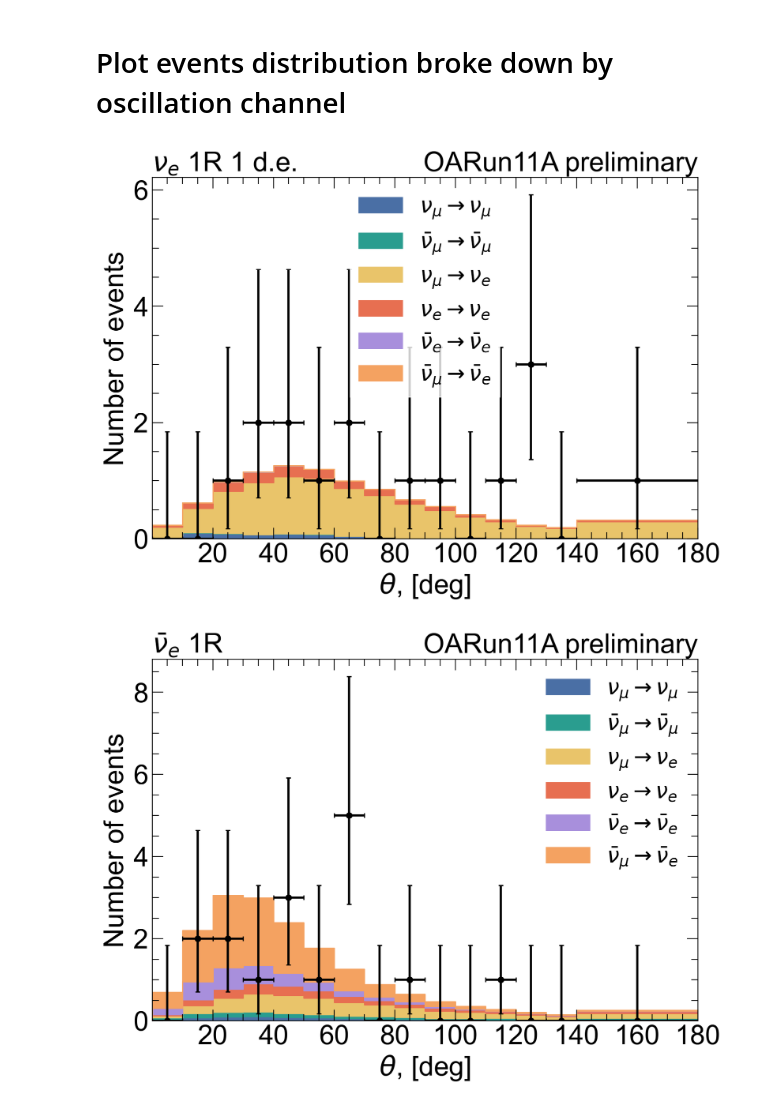
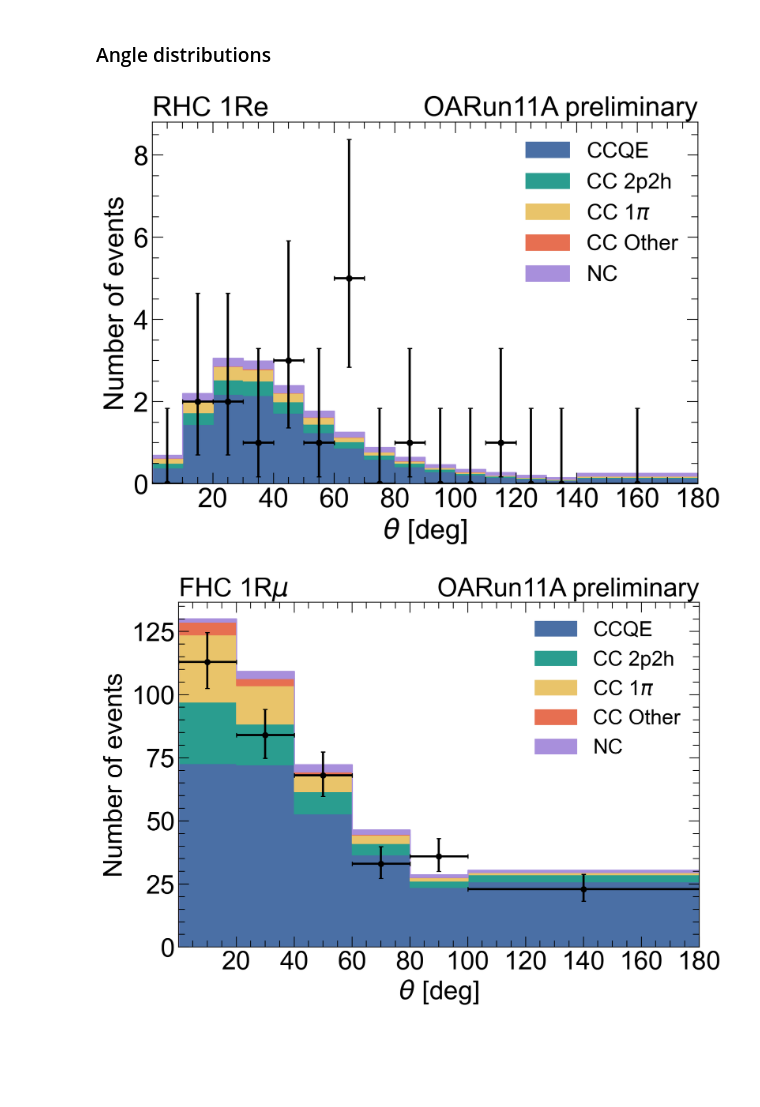
Before and after one commit to dcarabadjac/pythetatools, a Jupyter notebook: Notebooks/Plot_ToyXP_inter_osc_channel_breakdown.ipynb, the cells around one changed output. Drawn from its saved outputs; the diff is of its cells as text; code cells hidden in the pictures; blank space fills up the shorter version.

Commit message:
Improved implementation for plotting broken down samples

```diff
--- a/Notebooks/Plot_ToyXP_inter_osc_channel_breakdown.ipynb
+++ b/Notebooks/Plot_ToyXP_inter_osc_channel_breakdown.ipynb
@@ -25,6 +23,4 @@ Welcome to JupyROOT 6.28/04
 # %%
-dir_ver = 'OA2023'
-base_dir = f"{inputs_dir}/{dir_ver}/ToyXP"
-
-outdir_path = f'{outputs_dir}/plots/{dir_ver}/ToyXp/'
+base_dir = f"{inputs_dir}/{CONFIG.dir_ver}/ToyXP"
+outdir_path = f'{outputs_dir}/plots/{CONFIG.dir_ver}/ToyXp/'
 os.makedirs(outdir_path, exist_ok=True)
@@ -55,12 +29,6 @@ def plot_toyxp_distr_breakdown(ax, sample_per_mode, kind, data_sample=None):
 # %%
-sample_titles = ['numu1R', 'nue1R', 'numubar1R', 'nuebar1R', 'nue1RD', 'numucc1pi']
-
-local_path_to_asimov_postbanff = f"{base_dir}/ToyXP_AsimovA22_OA2023_hist_by_interaction_postBanff.root"
-local_path_to_asimov_prebanff = f"{base_dir}/ToyXP_AsimovA22_OA2023_hist_by_interaction_preBanff.root"
-local_path_to_data = f"{base_dir}/Datafile_run11.root"
-local_path_to_asimovbf = f"{base_dir}/ToyXP_AsimovBestFit_OA2023_postBanff_systpostSK.root"
-
-local_path_to_asimov_dict = {'postBanff':local_path_to_asimov_postbanff, 'preBanff':local_path_to_asimov_prebanff}
-
-samples_dict = toyxp.get_samples_info(local_path_to_asimov_postbanff, sample_titles=sample_titles)
+filepath_asimov_postbanff = f"{base_dir}/ToyXP_AsimovA22_OA2023_hist_by_interaction_postBanff.root"
+filepath_asimov_prebanff = f"{base_dir}/ToyXP_AsimovA22_OA2023_hist_by_interaction_preBanff.root"
+filepath_data = f"{base_dir}/Datafile_run11.root"
+filepath_asimovbf = f"{base_dir}/ToyXP_AsimovBestFit_OA2023_postBanff_systpostSK.root"
 # %% [markdown]
@@ -95,25 +48,7 @@ for sample_title in asimov_1D.sample_titles:
 # %% [markdown]
-# Plot events distribution broke down by oscillation channel
+### Angle distributions
 # %%
-
-tuning = 'postBanff'
-axis='angle'
-asimov = 'AsimovA22'
-
-asimov_dataset = toyxp.load(local_path_to_asimov_dict[tuning], kind="asimov", samples_dict=samples_dict,  breakdown=True)
-asimov_1D = toyxp.project_all_samples(asimov_dataset, axis)
-data = toyxp.load(local_path_to_data, kind="data",  samples_dict=samples_dict)
-toy_per_int_mode = toyxp.merge_for_flavour_plotting(asimov_1D)
-data_1D = toyxp.project_all_samples(data, axis)
-
-
-
-for sample_title in asimov_1D.sample_titles:
-    sample_per_int_mode = toy_per_int_mode.filter_by_sample_title(sample_title)
-
-    fig, ax = plt.subplots()
-    plot_toyxp_distr_breakdown(ax, sample_per_int_mode, 'flavour', data_1D[sample_title])
-    fig.savefig(f'{outputs_dir}/plots/OA2023/ToyXp/{sample_title}_{asimov}_axis{axis}_per_flavour_modes_{tuning}.pdf', bbox_inches='tight')
+plot_toyxp_main.plot_toyxp_per_int_mode_or_oscchannel(filepath_asimov_postbanff, filepath_data, 'inter', outdir_path, axis='angle', save=False)
 # %% [output]
-[figure, old version]
+[figure, new version]
-[figure, old version]
+[figure, new version]
```
Also changed, not shown: parts of 15 cells of this notebook, 1 other file.
